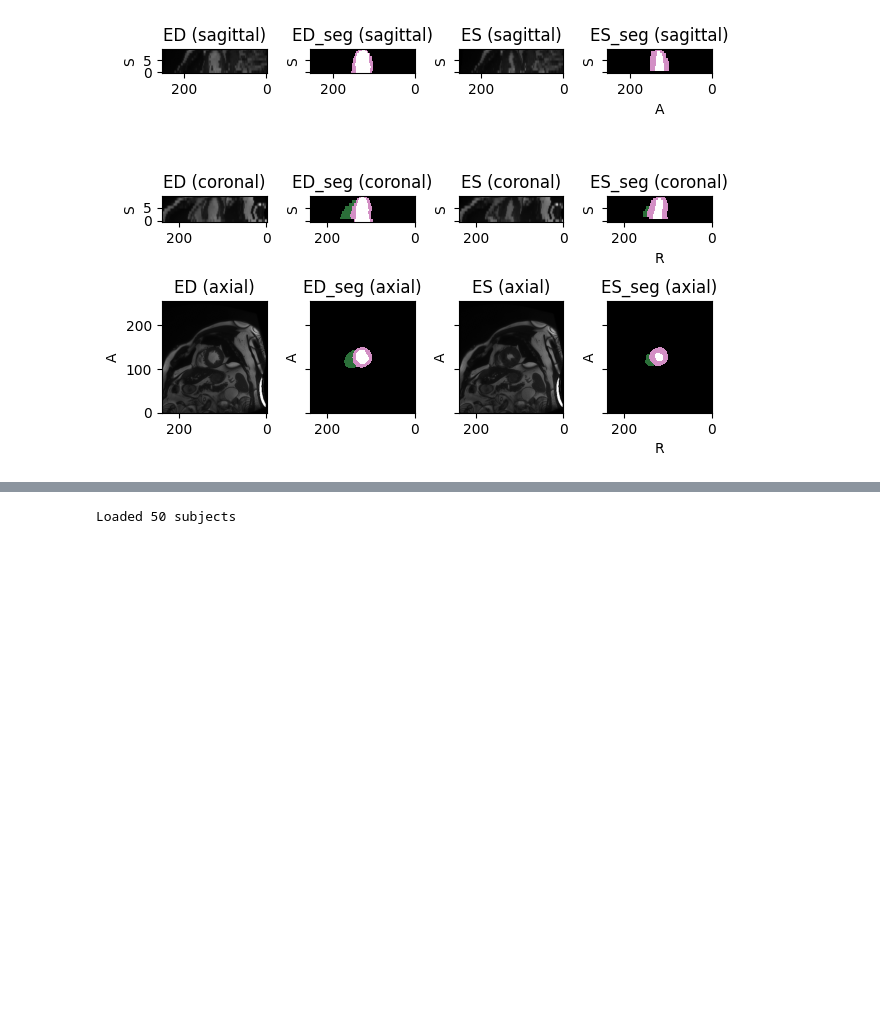
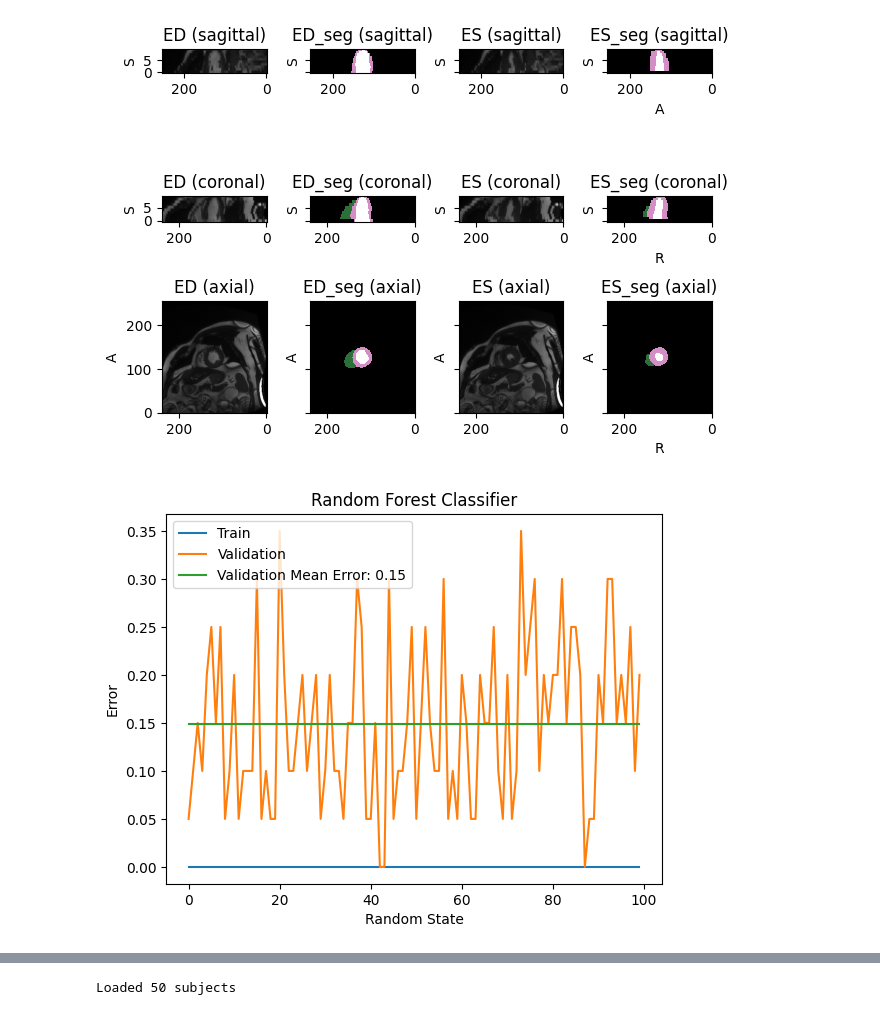
Before and after one commit to clementgilli/Cardiac-Pathology-Prediction, a Jupyter notebook: worksheet.ipynb, the cells around one changed output, grey strips where cells are left out. Drawn from its saved outputs; the diff is of its cells as text; code cells hidden in the pictures; blank space fills up the shorter version.

```diff
--- a/worksheet.ipynb
+++ b/worksheet.ipynb
@@ -13,6 +13,27 @@ dataset[20].plot()
 [figure]
 # %%
 X,y = create_features_matrix(dataset, category=True)
-# %%
-X_train, X_val, y_train, y_val = train_test_split(X, y, test_size=0.3) #random_state=int for reproducibility
+# %%
+K = 100
+train_errors = []
+val_errors = []
+for i in range(K):
+    X_train, X_val, y_train, y_val = train_test_split(X, y, test_size=0.2, random_state=i)
+    model = RandomForestClassifier(n_estimators=100, random_state=0, max_depth=10)
+    model.fit(X_train, y_train)
+    train_errors.append(1 - model.score(X_train, y_train))
+    val_errors.append(1 - model.score(X_val, y_val))
+
+mean_val_error = np.mean(val_errors)
+fig = plt.figure()
+plt.plot(range(K), train_errors, label="Train")
+plt.plot(range(K), val_errors, label="Validation")
+plt.plot(range(K), [mean_val_error]*K, label=f"Validation Mean Error: {mean_val_error:.2f}")
+plt.title("Random Forest Classifier")
+plt.xlabel("Random State")
+plt.ylabel("Error")
+plt.legend()
+plt.show()
+# %% [output]
+[figure, added]
 # %%
```
Also changed, not shown: parts of 3 cells of this notebook, 3 other files.
